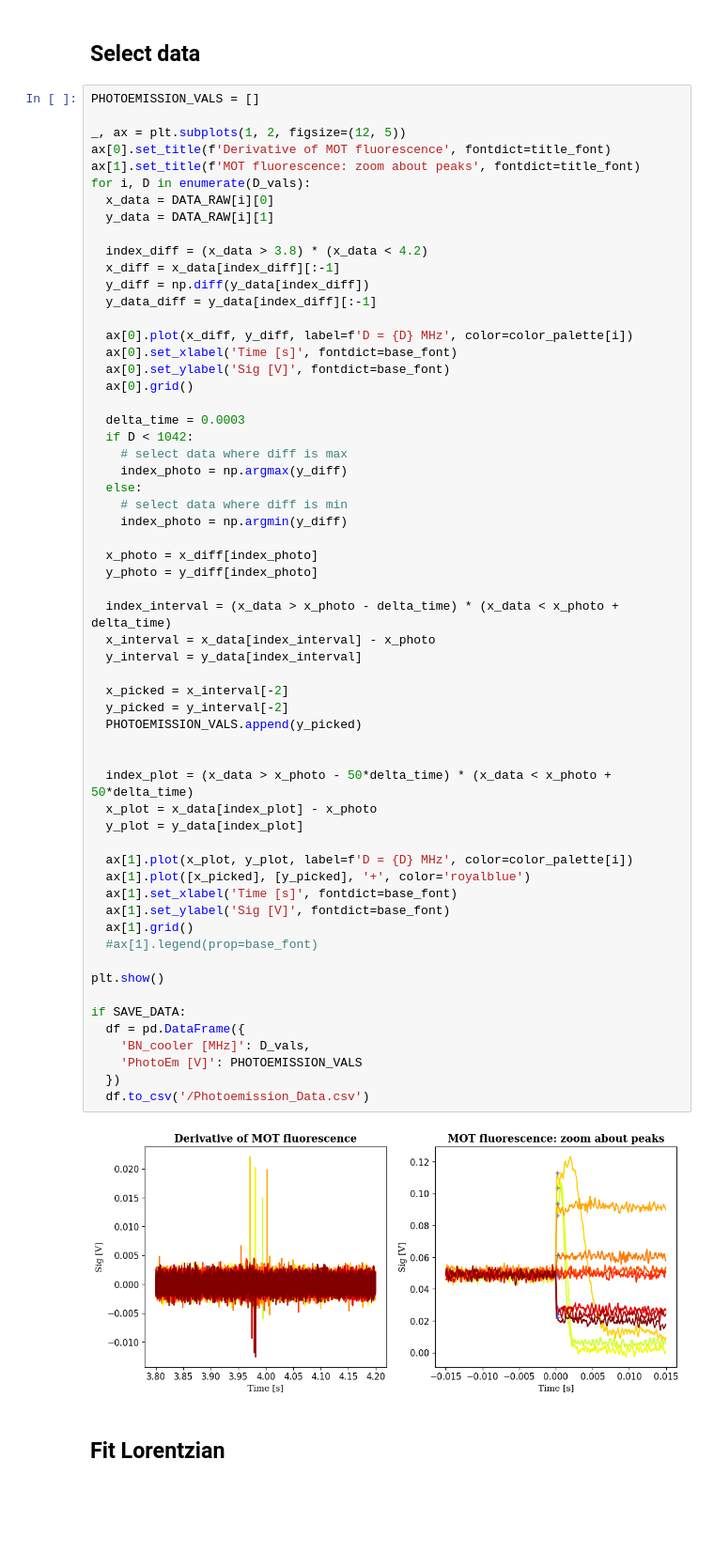
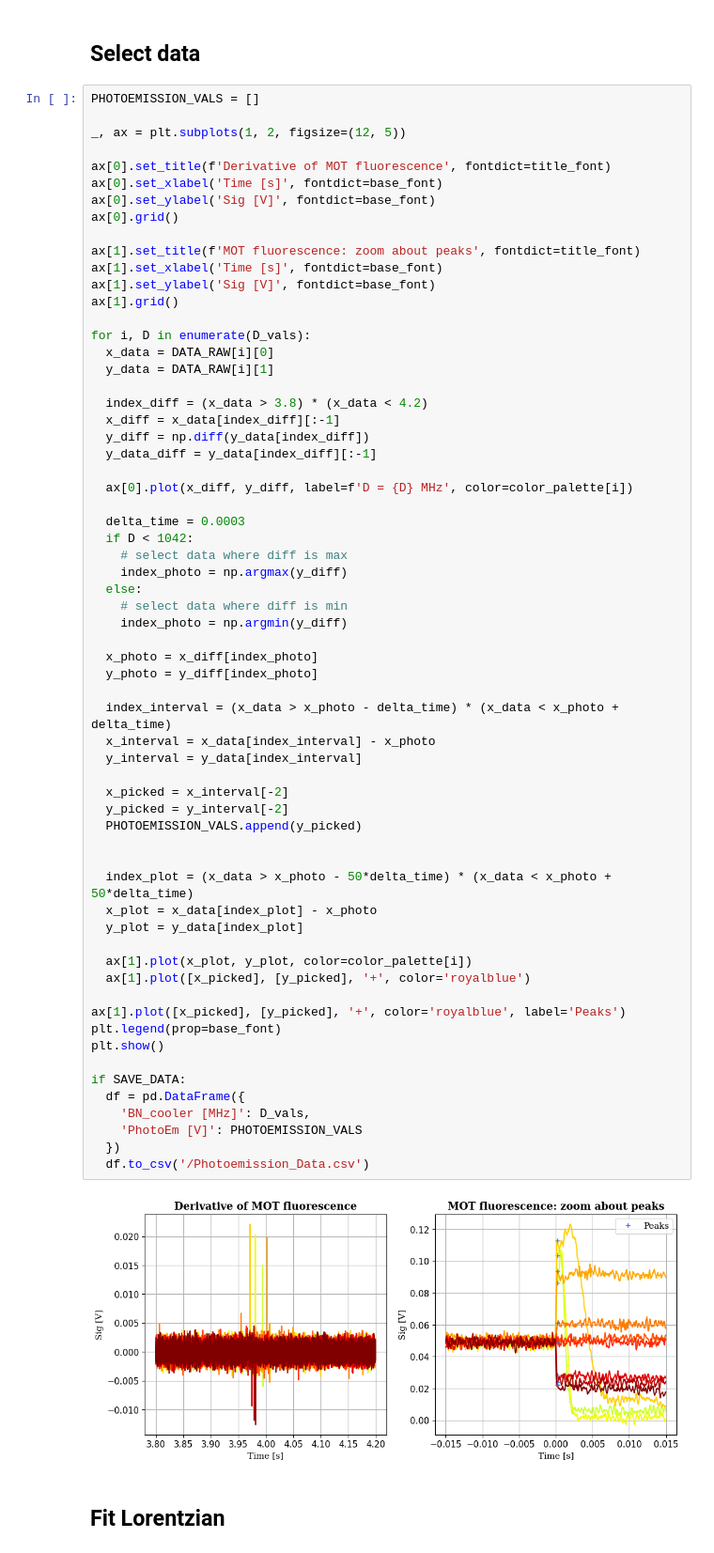
Before and after one commit to Leonardo-Razzai/automatic_measures, a Jupyter notebook: MOT_detuning_oscilloscope/Data/Different_delta/2024-12-03/fit_s0.ipynb, the cells around one changed output. Shown: that part at 94% size. Saved outputs shown, nothing was run; the diff lists cells and outputs as text; blank space fills up the shorter version.

```diff
--- a/MOT_detuning_oscilloscope/Data/Different_delta/2024-12-03/fit_s0.ipynb
+++ b/MOT_detuning_oscilloscope/Data/Different_delta/2024-12-03/fit_s0.ipynb
@@ -90,8 +90,17 @@ plt.show()
 PHOTOEMISSION_VALS = []
 
 _, ax = plt.subplots(1, 2, figsize=(12, 5))
+
 ax[0].set_title(f'Derivative of MOT fluorescence', fontdict=title_font)
+ax[0].set_xlabel('Time [s]', fontdict=base_font)
+ax[0].set_ylabel('Sig [V]', fontdict=base_font)
+ax[0].grid()
+
 ax[1].set_title(f'MOT fluorescence: zoom about peaks', fontdict=title_font)
+ax[1].set_xlabel('Time [s]', fontdict=base_font)
+ax[1].set_ylabel('Sig [V]', fontdict=base_font)
+ax[1].grid()
+
 for i, D in enumerate(D_vals):
   x_data = DATA_RAW[i][0]
   y_data = DATA_RAW[i][1]
@@ -102,9 +111,6 @@ for i, D in enumerate(D_vals):
   y_data_diff = y_data[index_diff][:-1]
 
   ax[0].plot(x_diff, y_diff, label=f'D = {D} MHz', color=color_palette[i])
-  ax[0].set_xlabel('Time [s]', fontdict=base_font)
-  ax[0].set_ylabel('Sig [V]', fontdict=base_font)
-  ax[0].grid()
 
   delta_time = 0.0003
   if D < 1042:
@@ -114,39 +120,37 @@ for i, D in enumerate(D_vals):
     # select data where diff is min
     index_photo = np.argmin(y_diff)
 
   x_photo = x_diff[index_photo]
   y_photo = y_diff[index_photo]
 
   index_interval = (x_data > x_photo - delta_time) * (x_data < x_photo + delta_time)
   x_interval = x_data[index_interval] - x_photo
   y_interval = y_data[index_interval]
 
   x_picked = x_interval[-2]
   y_picked = y_interval[-2]
   PHOTOEMISSION_VALS.append(y_picked)
 
 
   index_plot = (x_data > x_photo - 50*delta_time) * (x_data < x_photo + 50*delta_time)
   x_plot = x_data[index_plot] - x_photo
   y_plot = y_data[index_plot]
 
-  ax[1].plot(x_plot, y_plot, label=f'D = {D} MHz', color=color_palette[i])
+  ax[1].plot(x_plot, y_plot, color=color_palette[i])
   ax[1].plot([x_picked], [y_picked], '+', color='royalblue')
-  ax[1].set_xlabel('Time [s]', fontdict=base_font)
-  ax[1].set_ylabel('Sig [V]', fontdict=base_font)
-  ax[1].grid()
-  #ax[1].legend(prop=base_font)
 
+ax[1].plot([x_picked], [y_picked], '+', color='royalblue', label='Peaks')
+plt.legend(prop=base_font)
 plt.show()
 
 if SAVE_DATA:
   df = pd.DataFrame({
     'BN_cooler [MHz]': D_vals,
     'PhotoEm [V]': PHOTOEMISSION_VALS
   })
   df.to_csv('/Photoemission_Data.csv')
 # %% [output]
-[figure, old version]
+[figure, new version]
 # %% [markdown]
 ## Fit Lorentzian
 # %%
```
Also changed, not shown: 1 other file.
